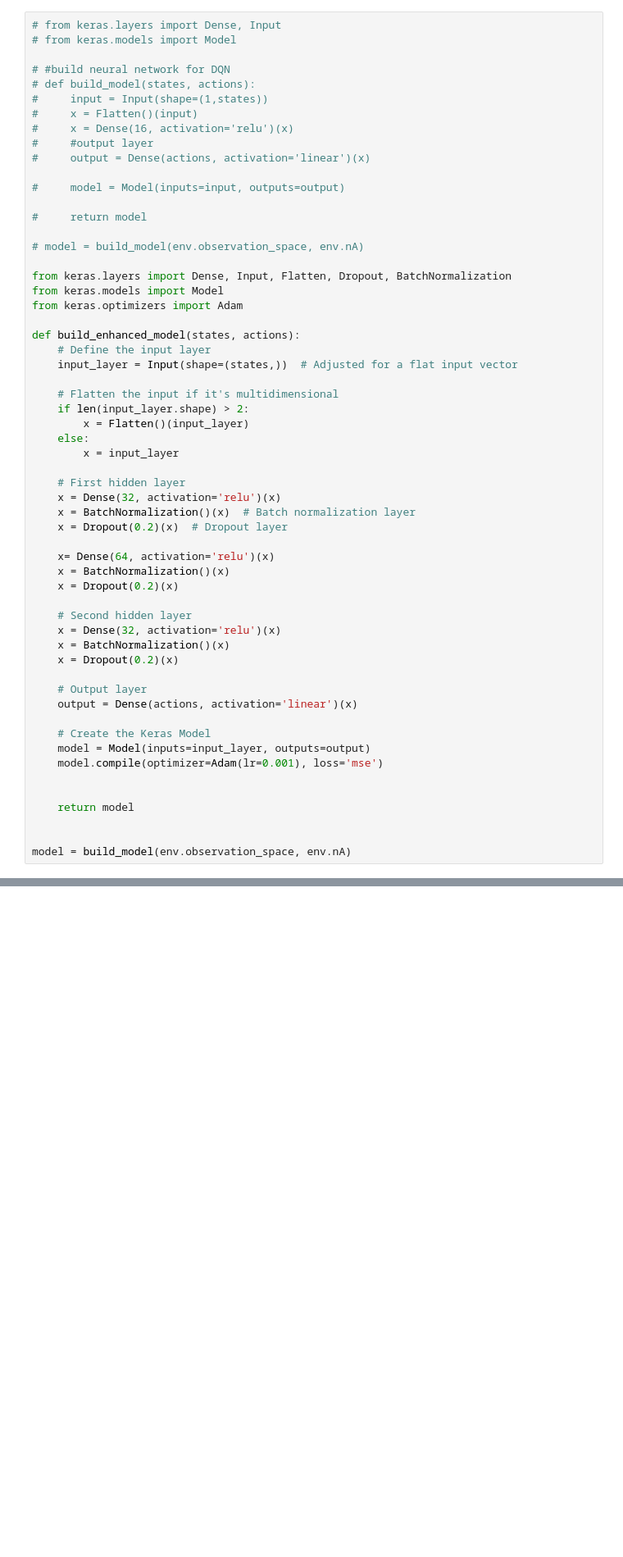
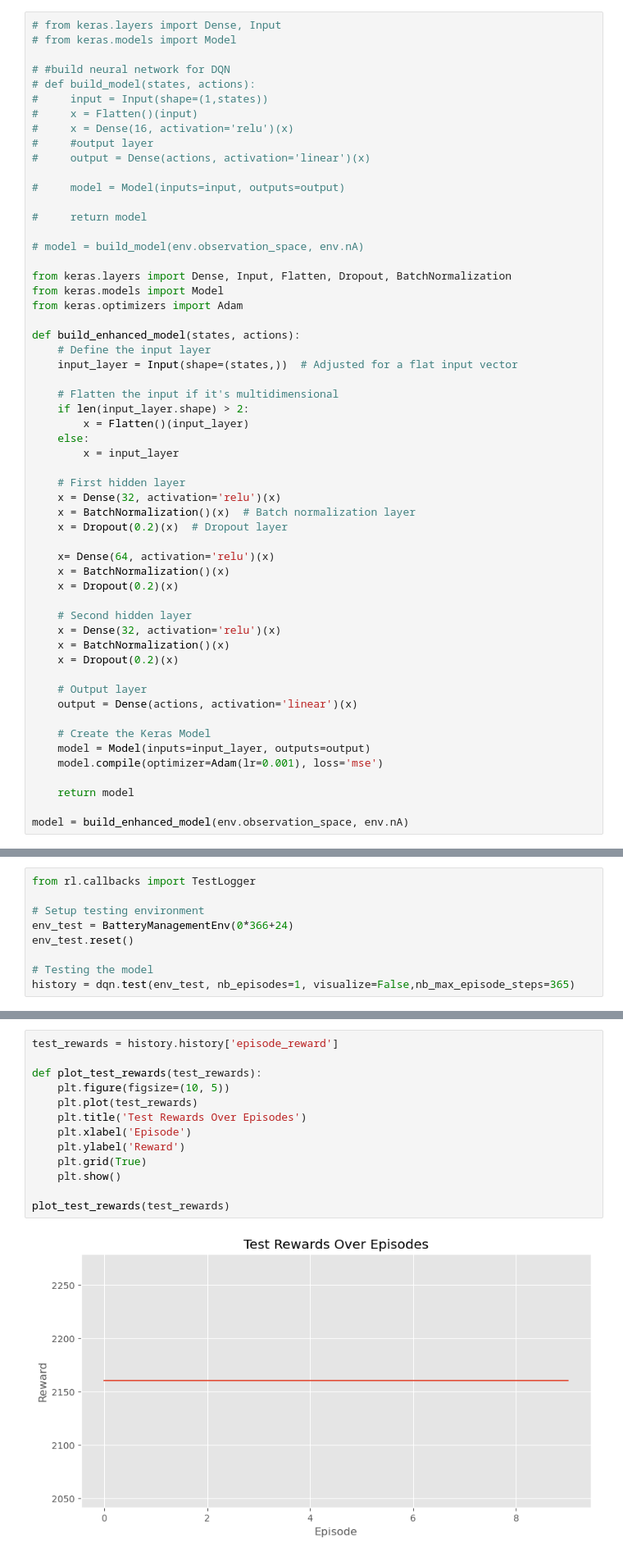
Before and after one commit to Linkschris/AdvancedBA, a Jupyter notebook: current_model/exercise_model.ipynb, the cells around one changed output, grey strips where cells are left out. Shown at 82% size. Drawn from its saved outputs; the diff is of its cells as text; blank space fills up the shorter version.

```diff
--- a/current_model/exercise_model.ipynb
+++ b/current_model/exercise_model.ipynb
@@ -81,8 +94,6 @@ def build_enhanced_model(states, actions):
     model = Model(inputs=input_layer, outputs=output)
     model.compile(optimizer=Adam(lr=0.001), loss='mse')
 
-
     return model
 
-
-model = build_model(env.observation_space, env.nA)
+model = build_enhanced_model(env.observation_space, env.nA)
@@ -150 +198,10 @@ Episode 15: reward: 4666.227, steps: 365
 <keras.src.callbacks.History at 0x...>
+# %%
+from rl.callbacks import TestLogger
+
+# Setup testing environment
+env_test = BatteryManagementEnv(0*366+24)
+env_test.reset()
+
+# Testing the model
+history = dqn.test(env_test, nb_episodes=1, visualize=False,nb_max_episode_steps=365)
@@ -150,0 +211,15 @@ Episode 15: reward: 4666.227, steps: 365
+# %%
+test_rewards = history.history['episode_reward']
+
+def plot_test_rewards(test_rewards):
+    plt.figure(figsize=(10, 5))
+    plt.plot(test_rewards)
+    plt.title('Test Rewards Over Episodes')
+    plt.xlabel('Episode')
+    plt.ylabel('Reward')
+    plt.grid(True)
+    plt.show()
+
+plot_test_rewards(test_rewards)
+# %% [output]
+[figure, added]
```
Also changed, not shown: parts of 12 cells of this notebook.
